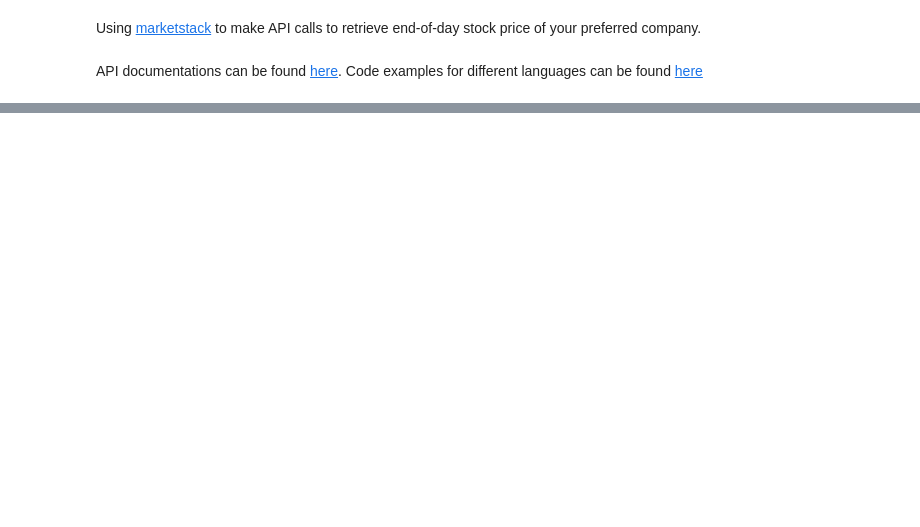
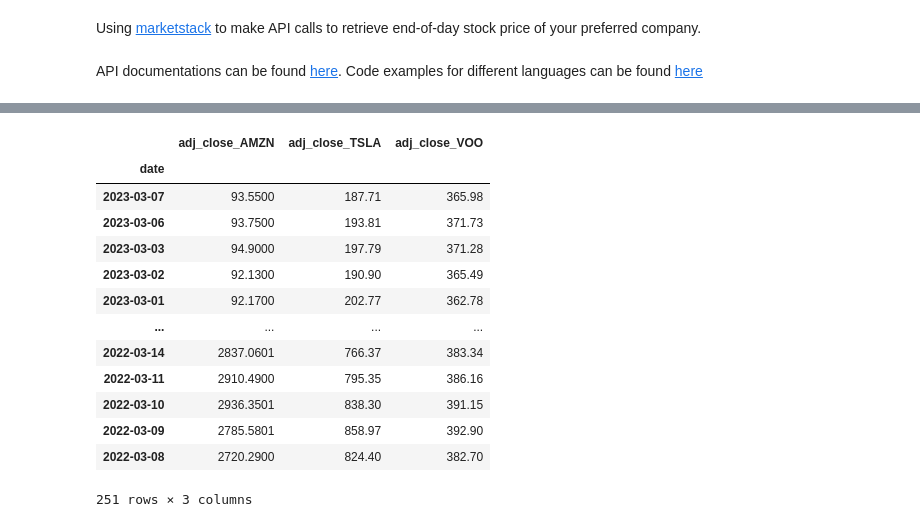
Before and after one commit to rahulakrish/portfolio_builder, a Jupyter notebook: notebook.ipynb, the cells around one changed output, grey strips where cells are left out. Drawn from its saved outputs; the diff is of its cells as text; code cells hidden in the pictures; blank space fills up the shorter version.

```diff
--- a/notebook.ipynb
+++ b/notebook.ipynb
@@ -51,0 +11,26 @@ Note: you may need to restart the kernel to use updated packages.
+# %%
+def enter_ticker(symbol):
+    #making the request
+    url = 'http://api.marketstack.com/v1/eod'
+    params = {
+        'access_key' : '038908b69357069eadcfc963cbafe6ee',
+        'symbols' : symbol,
+        'limit' : 600
+         }
+    resp = requests.get(url,params=params)
+    data = resp.json()
+
+    #getting the list of adjusted close price and dates
+    dates = []
+    adj_close = []
+    for i in data['data']:
+            adj_close.append(i['adj_close'])
+            dates.append(i['date'])
+
+    #converting the json data into a df
+    df = pd.DataFrame(list(zip(dates,adj_close)),columns=['date','adj_close'+'_'+symbol])
+    df['date'] = df['date'].astype('datetime64[ns]')
+    df.set_index('date',inplace=True)
+
+
+    return df
@@ -51,0 +91,18 @@ Note: you may need to restart the kernel to use updated packages.
+# %%
+combined_df = pd.concat([amazon,tesla,voo],axis=1)
+combined_df
+# %% [output]
+|  | adj_close_AMZN | adj_close_TSLA | adj_close_VOO |
+| date |  |  |  |
+| 2023-03-07 | 93.5500 | 187.71 | 365.98 |
+| 2023-03-06 | 93.7500 | 193.81 | 371.73 |
+| 2023-03-03 | 94.9000 | 197.79 | 371.28 |
+| 2023-03-02 | 92.1300 | 190.90 | 365.49 |
+| 2023-03-01 | 92.1700 | 202.77 | 362.78 |
+| ... | ... | ... | ... |
+| 2022-03-14 | 2837.0601 | 766.37 | 383.34 |
+| 2022-03-11 | 2910.4900 | 795.35 | 386.16 |
+| 2022-03-10 | 2936.3501 | 838.30 | 391.15 |
+| 2022-03-09 | 2785.5801 | 858.97 | 392.90 |
+| 2022-03-08 | 2720.2900 | 824.40 | 382.70 |
+251 rows × 3 columns
```
Also changed, not shown: parts of 9 cells of this notebook.
